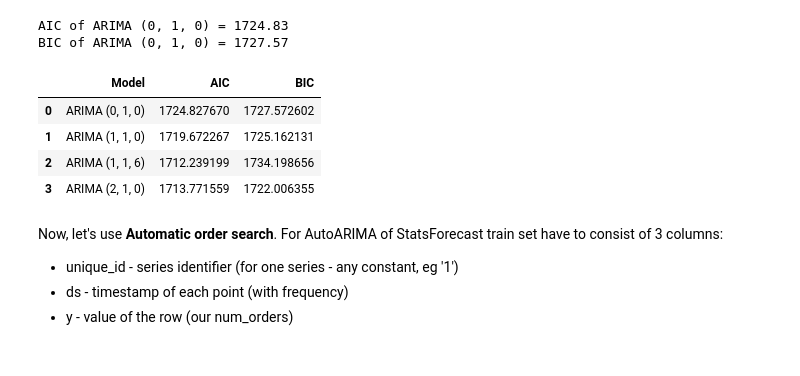
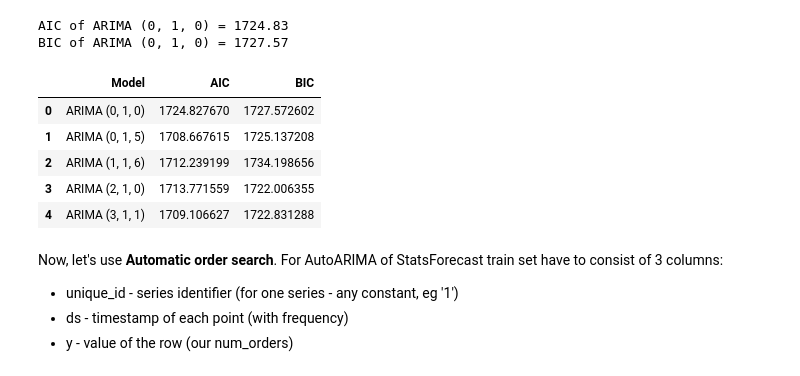
Before and after one commit to AwanRaskall/ml-demand-driven-order-planning, a Jupyter notebook: product_demand_prediction.ipynb, the cells around one changed output. Saved outputs shown, nothing was run; the diff lists cells and outputs as text; code cells hidden in the pictures.

Commit message:
Edited Arima part

```diff
--- a/product_demand_prediction.ipynb
+++ b/product_demand_prediction.ipynb
@@ -596,8 +596,9 @@ def evaluate_model(eval_models, fitmodel, model_name, metrics_show = False, tabl
 
     if table_show:
         eval_models = eval_models.drop_duplicates()
-        eval_models = eval_models.style.highlight_min(subset = ['AIC', 'BIC'], color = 'lightgreen')
-        return eval_models
+        # styler =
+        display(eval_models.style.highlight_min(subset = ['AIC', 'BIC'], color = 'lightgreen'))
+        # return eval_models
 
     return eval_models
 # %% [markdown]
@@ -653,23 +654,22 @@ BIC of ARIMA (0, 1, 0) = 1727.57
 # %%
 arima_fit_model2 = build_arima(train_arima, (0,1,5))
 df_eval_models = evaluate_model(df_eval_models, arima_fit_model2, 'ARIMA (0, 1, 5)')
 
 arima_fit_model3 = build_arima(train_arima, (1,1,6))
 df_eval_models = evaluate_model(df_eval_models, arima_fit_model3, 'ARIMA (1, 1, 6)')
 
 arima_fit_model4 = build_arima(train_arima, (2,1,0))
 df_eval_models = evaluate_model(df_eval_models, arima_fit_model4, 'ARIMA (2, 1, 0)')
 
 arima_fit_model5 = build_arima(train_arima, (3,1,1))
 df_eval_models = evaluate_model(df_eval_models, arima_fit_model5, 'ARIMA (3, 1, 1)', table_show= True)
-
-df_eval_models
 # %% [output]
 |  | Model | AIC | BIC |
 | 0 | ARIMA (0, 1, 0) | 1724.827670 | 1727.572602 |
-| 1 | ARIMA (1, 1, 0) | 1719.672267 | 1725.162131 |
+| 1 | ARIMA (0, 1, 5) | 1708.667615 | 1725.137208 |
 | 2 | ARIMA (1, 1, 6) | 1712.239199 | 1734.198656 |
 | 3 | ARIMA (2, 1, 0) | 1713.771559 | 1722.006355 |
+| 4 | ARIMA (3, 1, 1) | 1709.106627 | 1722.831288 |
 # %% [markdown]
 Now, let's use **Automatic order search**. For AutoARIMA of StatsForecast train set have to consist of 3 columns:
 * unique_id - series identifier (for one series - any constant, eg '1')
```
Also changed, not shown: parts of 6 cells of this notebook.
